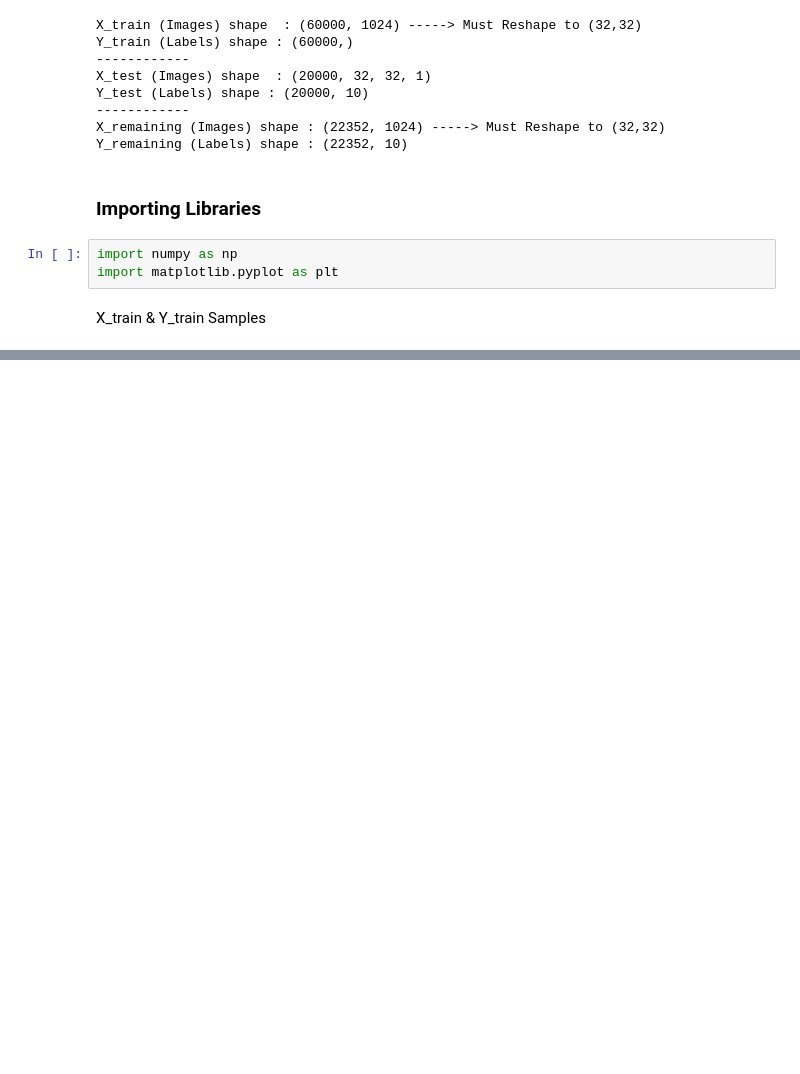
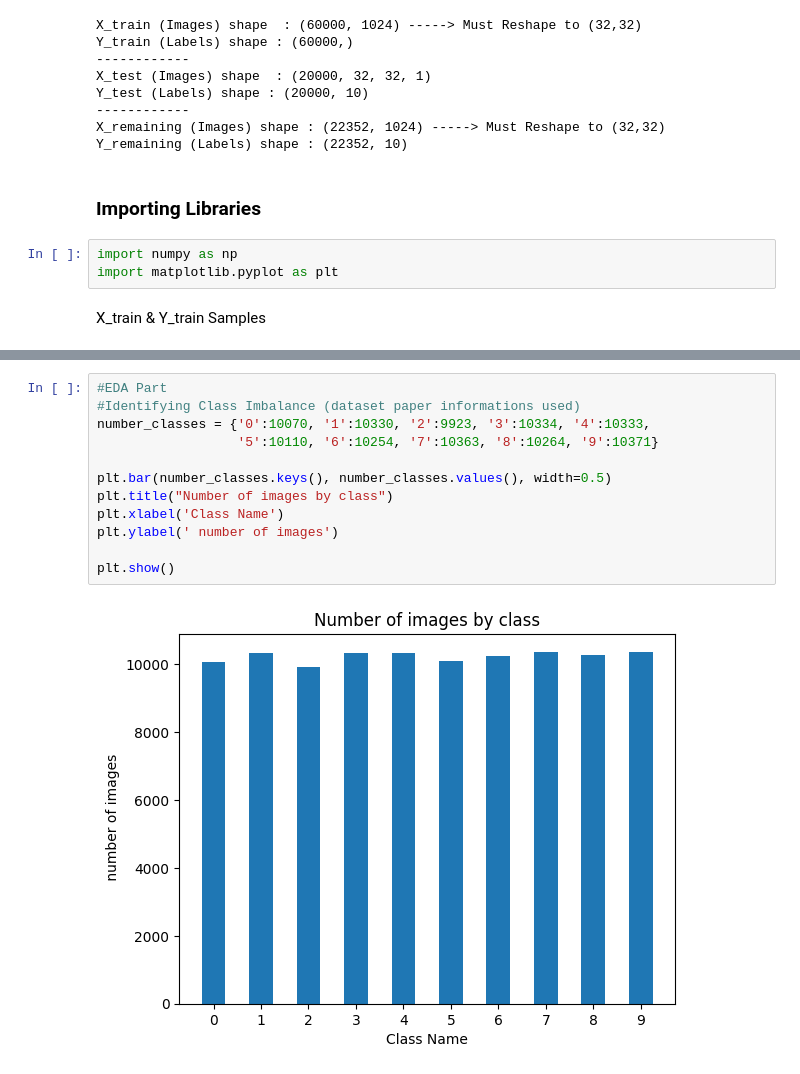
Before and after one commit to Iranopensourceai/Classification-of-Persian-HandWritten-Digits, a Jupyter notebook: Classification.ipynb, the cells around one changed output, grey strips where cells are left out. Drawn from its saved outputs; the diff is of its cells as text; blank space fills up the shorter version.

Commit message:
show class imbalance with dataset paper information

```diff
--- a/Classification.ipynb
+++ b/Classification.ipynb
@@ -75,0 +76,14 @@ for i in range (1,10):
+# %%
+#EDA Part
+#Identifying Class Imbalance (dataset paper informations used)
+number_classes = {'0':10070, '1':10330, '2':9923, '3':10334, '4':10333,
+                  '5':10110, '6':10254, '7':10363, '8':10264, '9':10371}
+
+plt.bar(number_classes.keys(), number_classes.values(), width=0.5)
+plt.title("Number of images by class")
+plt.xlabel('Class Name')
+plt.ylabel(' number of images')
+
+plt.show()
+# %% [output]
+[figure, added]
```
Also changed, not shown: parts of 1 cell of this notebook.
